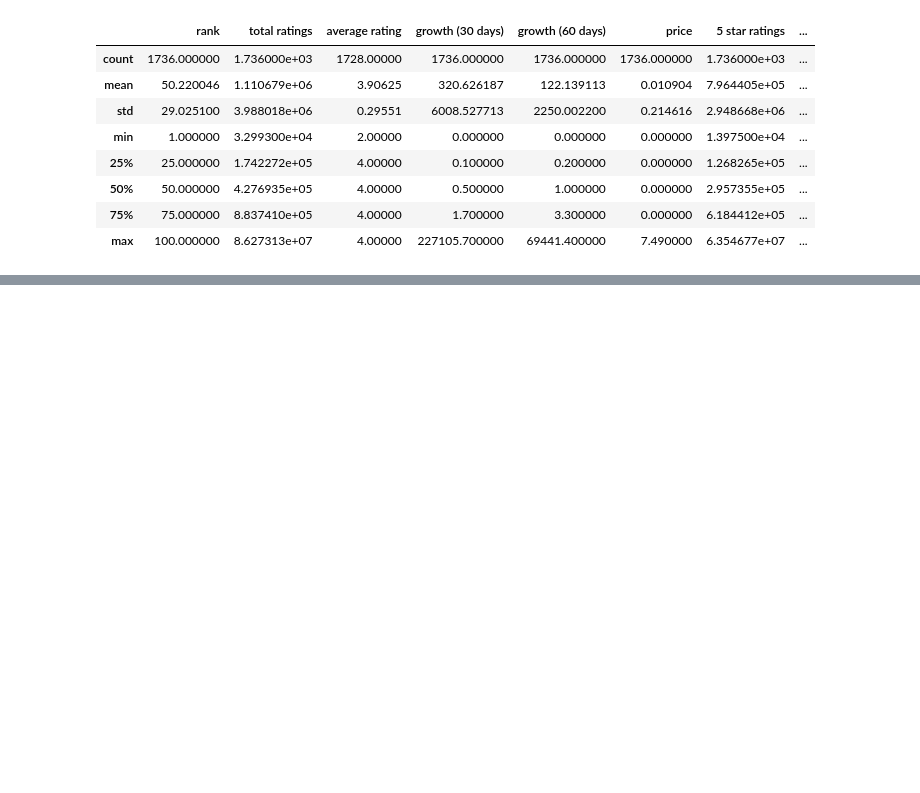
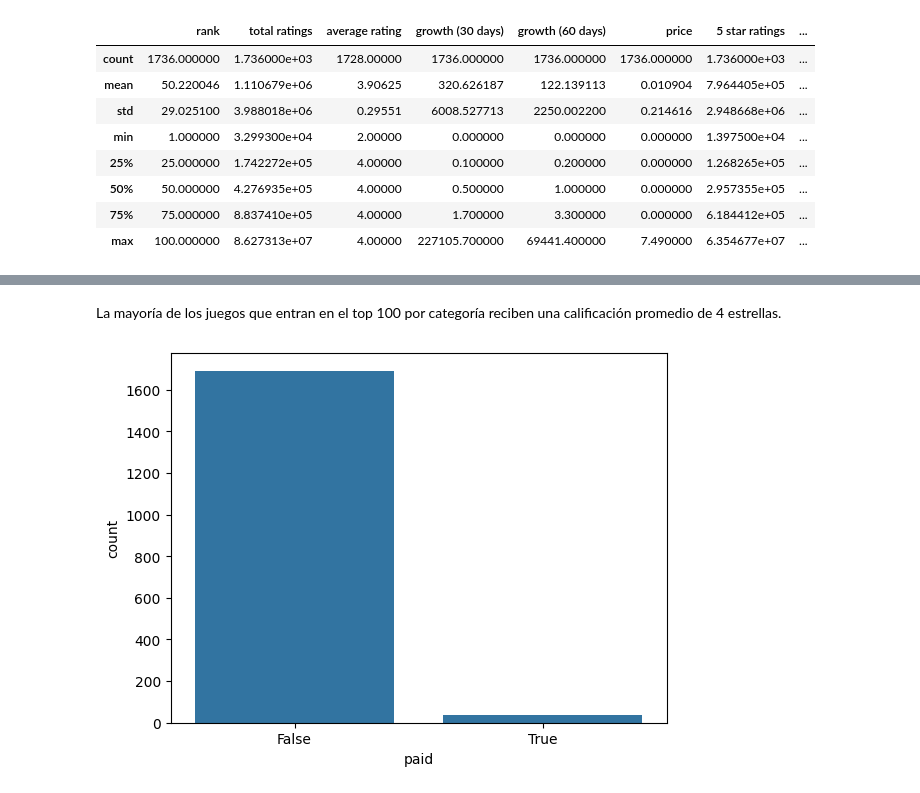
Before and after one commit to jfgesis/Limpieza_de_Datos, a Jupyter notebook: LimpiezaDatos_VideoJuegos.ipynb, the cells around one changed output, grey strips where cells are left out. Cells and saved outputs as stored; diff of their text form; code cells hidden in the pictures; blank space fills up the shorter version.

```diff
--- a/LimpiezaDatos_VideoJuegos.ipynb
+++ b/LimpiezaDatos_VideoJuegos.ipynb
@@ -64,0 +126,7 @@ android_games.describe()
+# %% [markdown]
+La mayoría de los juegos que entran en el top 100 por categoría reciben una calificación promedio de 4 estrellas.
+# %%
+#Seaborn
+sns.countplot(x='paid',data=android_games);
+# %% [output]
+[figure, added]
```
Also changed, not shown: parts of 9 cells of this notebook.
